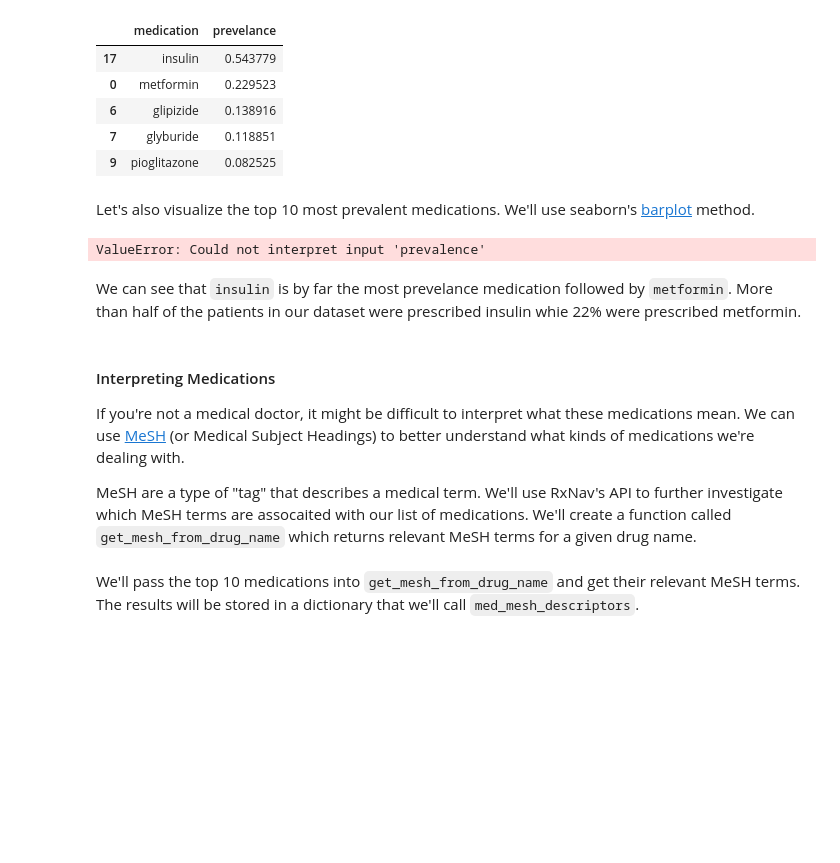
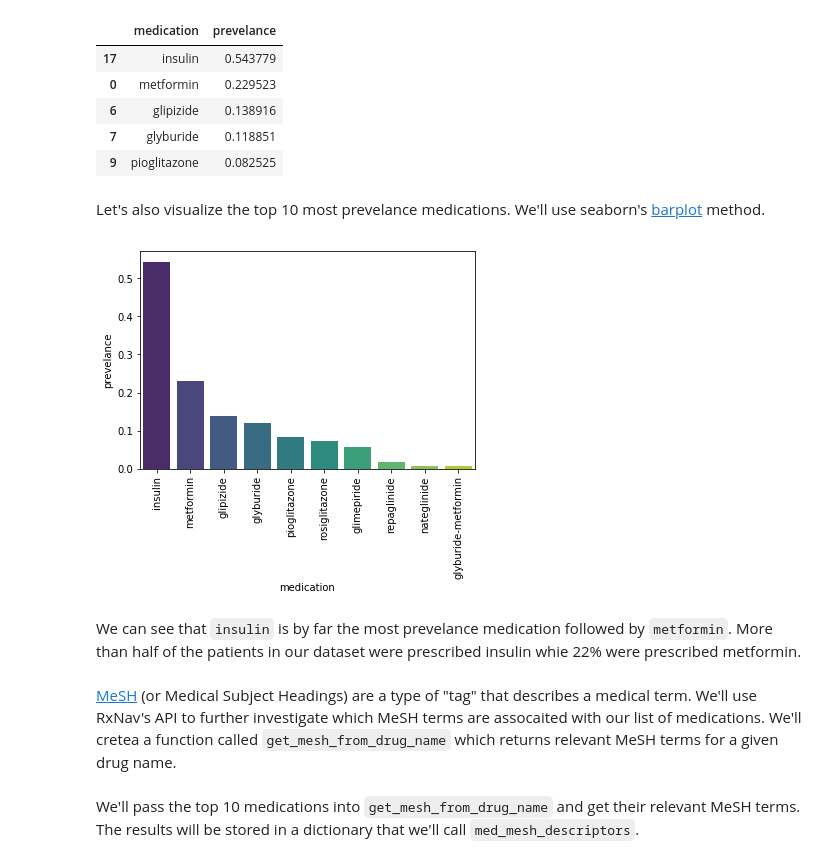
Before and after one commit to topspinj/diabetes-ml-workshop, a Jupyter notebook: notebooks/walkthrough.ipynb, the cells around one changed output. Saved outputs shown, nothing was run; the diff lists cells and outputs as text; code cells hidden in the pictures; blank space fills up the shorter version.

```diff
--- a/notebooks/walkthrough.ipynb
+++ b/notebooks/walkthrough.ipynb
@@ -244,12 +238,12 @@ Our medication data are now represented as boolean features. Let's take a look a
 - calculate the sum of patients on that specific medication
 - calculate the proportion of patients who were administered that medication
 # %%
-prevalence = []
+prevelance = []
 
 for m in medications:
     patient_meds = data.groupby('patient_nbr')[f'{m}_bool'].sum().reset_index()
     patient_meds[f'{m}_bool'] = patient_meds[f'{m}_bool'].astype(bool)
     n_patients_on_med = patient_meds[f'{m}_bool'].sum()
     proportion = n_patients_on_med/n_patients
-    prevalence.append(proportion)
+    prevelance.append(proportion)
 # %% [markdown]
@@ -257,6 +251,6 @@ Now that we have a list of medication prevalence, we can create a dataframe and
 # %%
-medication_counts = pd.DataFrame({'medication': medications, 'prevalence':prevalence})
-medication_counts = medication_counts.sort_values(by='prevalence', ascending=False)
+medication_counts = pd.DataFrame({'medication': medications, 'prevelance':prevelance})
+medication_counts = medication_counts.sort_values(by='prevelance', ascending=False)
 medication_counts.head()
 # %% [output]
 |  | medication | prevelance |
@@ -266,21 +260,17 @@ medication_counts.head()
 | 7 | glyburide | 0.118851 |
 | 9 | pioglitazone | 0.082525 |
 # %% [markdown]
-Let's also visualize the top 10 most prevalent medications. We'll use seaborn's [barplot](https://seaborn.pydata.org/generated/seaborn.barplot.html) method.
+Let's also visualize the top 10 most prevelance medications. We'll use seaborn's [barplot](https://seaborn.pydata.org/generated/seaborn.barplot.html) method.
 # %%
-sns.barplot(x='medication', y='prevalence', data=medication_counts.head(10), palette='viridis')
+sns.barplot(x='medication', y='prevelance', data=medication_counts.head(10), palette='viridis')
 plt.xticks(rotation=90)
 plt.show()
 # %% [output]
-ValueError: Could not interpret input 'prevalence'
+[figure, added]
 # %% [markdown]
 We can see that `insulin` is by far the most prevelance medication followed by `metformin`. More than half of the patients in our dataset were prescribed insulin whie 22% were prescribed metformin.
 # %% [markdown]
-#### Interpreting Medications
-
-If you're not a medical doctor, it might be difficult to interpret what these medications mean. We can use [MeSH](https://en.wikipedia.org/wiki/Medical_Subject_Headings) (or Medical Subject Headings) to better understand what kinds of medications we're dealing with.
-
-MeSH are a type of "tag" that describes a medical term. We'll use RxNav's API to further investigate which MeSH terms are assocaited with our list of medications. We'll create a function called `get_mesh_from_drug_name` which returns relevant MeSH terms for a given drug name.
+[MeSH](https://en.wikipedia.org/wiki/Medical_Subject_Headings) (or Medical Subject Headings) are a type of "tag" that describes a medical term. We'll use RxNav's API to further investigate which MeSH terms are assocaited with our list of medications. We'll cretea a function called `get_mesh_from_drug_name` which returns relevant MeSH terms for a given drug name.
 # %%
 import json
 import requests
```
Also changed, not shown: parts of 19 cells of this notebook, 11 other files.
